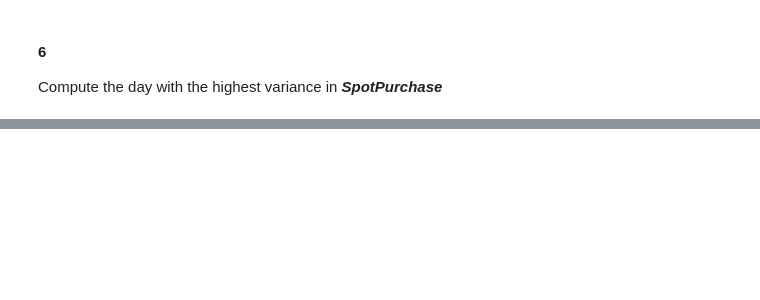
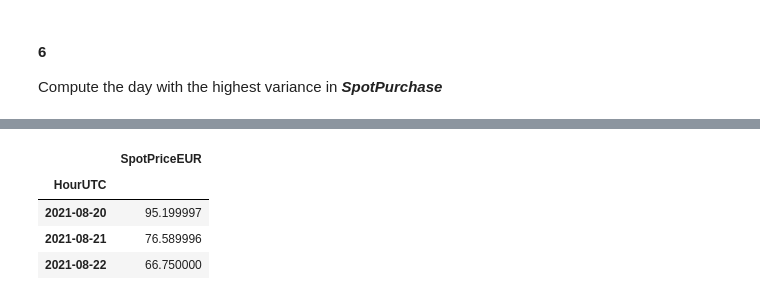
Before and after one commit to Ananassio/Data-Minig-Lab, a Jupyter notebook: Week_2/Assingment_2.1.ipynb, the cells around one changed output, grey strips where cells are left out. Cells and saved outputs as stored; diff of their text form; code cells hidden in the pictures; blank space fills up the shorter version.

```diff
--- a/Week_2/Assingment_2.1.ipynb
+++ b/Week_2/Assingment_2.1.ipynb
@@ -206,0 +242,8 @@ Compute the day with the highest variance in ***SpotPurchase***
+# %%
+df3MIN
+# %% [output]
+|  | SpotPriceEUR |
+| HourUTC |  |
+| 2021-08-20 | 95.199997 |
+| 2021-08-21 | 76.589996 |
+| 2021-08-22 | 66.750000 |
```
Also changed, not shown: parts of 8 cells of this notebook.
